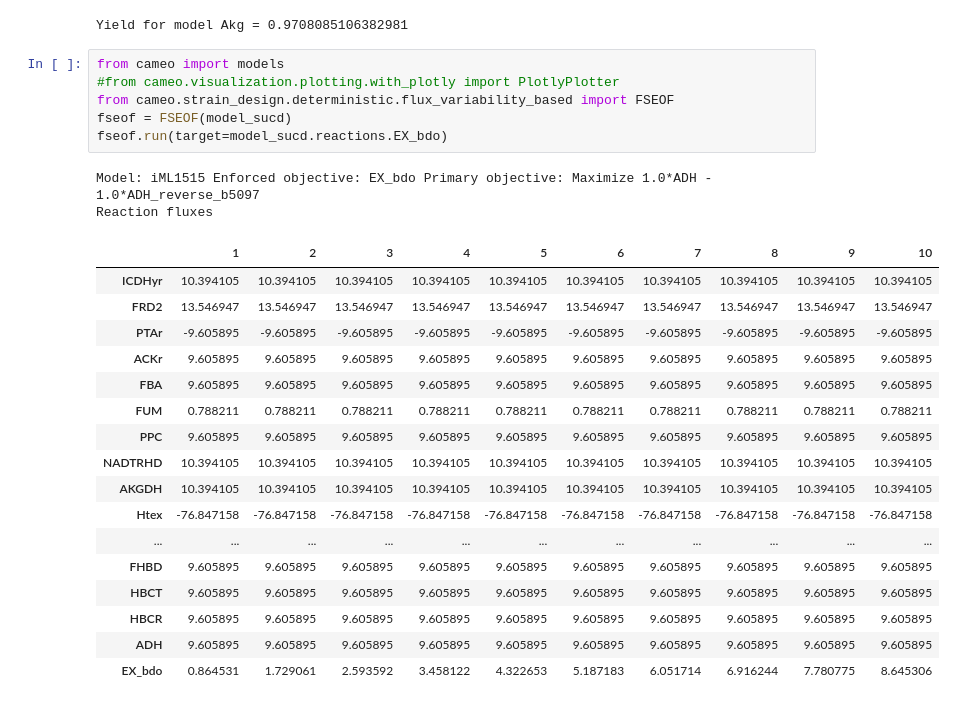
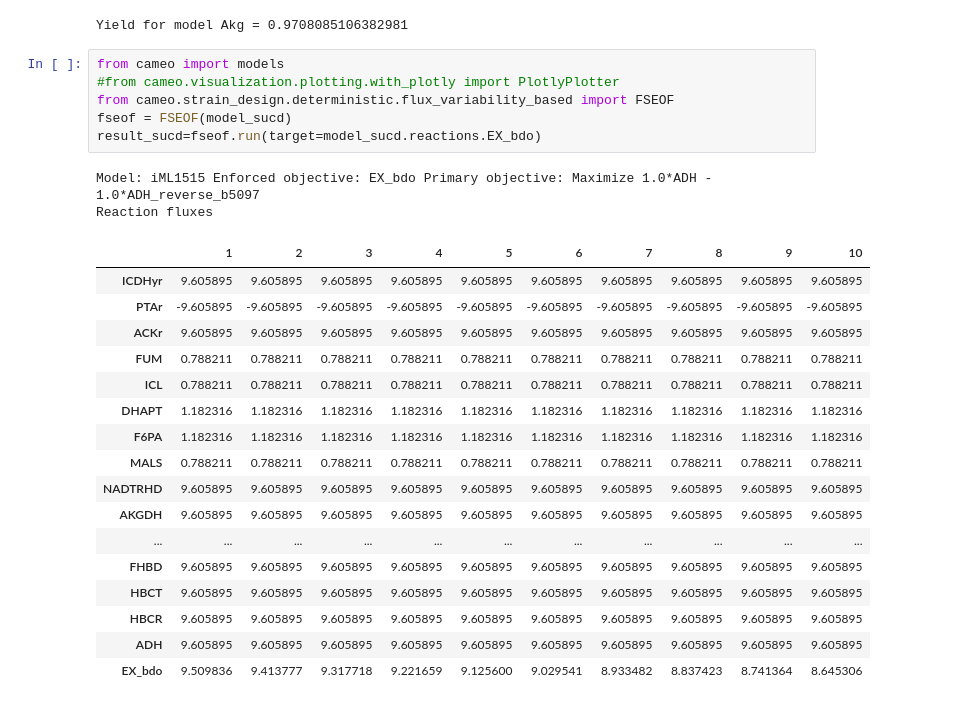
Before and after one commit to 27410/group-assignment-2021-group_11_bdo_production, a Jupyter notebook: BDO project.ipynb, the cells around one changed output. Saved outputs shown, nothing was run; the diff lists cells and outputs as text.

```diff
--- a/BDO project.ipynb
+++ b/BDO project.ipynb
@@ -351,28 +352,28 @@ Yield for model Akg = 0.9708085106382981
 # %%
 from cameo import models
 #from cameo.visualization.plotting.with_plotly import PlotlyPlotter
 from cameo.strain_design.deterministic.flux_variability_based import FSEOF
 fseof = FSEOF(model_sucd)
-fseof.run(target=model_sucd.reactions.EX_bdo)
+result_sucd=fseof.run(target=model_sucd.reactions.EX_bdo)
 # %% [output]
 Model: iML1515 Enforced objective: EX_bdo Primary objective: Maximize 1.0*ADH - 1.0*ADH_reverse_b5097
 Reaction fluxes
 |  | 1 | 2 | 3 | 4 | 5 | 6 | 7 | 8 | 9 | 10 |
-| ICDHyr | 10.394105 | 10.394105 | 10.394105 | 10.394105 | 10.394105 | 10.394105 | 10.394105 | 10.394105 | 10.394105 | 10.394105 |
-| FRD2 | 13.546947 | 13.546947 | 13.546947 | 13.546947 | 13.546947 | 13.546947 | 13.546947 | 13.546947 | 13.546947 | 13.546947 |
+| ICDHyr | 9.605895 | 9.605895 | 9.605895 | 9.605895 | 9.605895 | 9.605895 | 9.605895 | 9.605895 | 9.605895 | 9.605895 |
 | PTAr | -9.605895 | -9.605895 | -9.605895 | -9.605895 | -9.605895 | -9.605895 | -9.605895 | -9.605895 | -9.605895 | -9.605895 |
 | ACKr | 9.605895 | 9.605895 | 9.605895 | 9.605895 | 9.605895 | 9.605895 | 9.605895 | 9.605895 | 9.605895 | 9.605895 |
-| FBA | 9.605895 | 9.605895 | 9.605895 | 9.605895 | 9.605895 | 9.605895 | 9.605895 | 9.605895 | 9.605895 | 9.605895 |
 | FUM | 0.788211 | 0.788211 | 0.788211 | 0.788211 | 0.788211 | 0.788211 | 0.788211 | 0.788211 | 0.788211 | 0.788211 |
-| PPC | 9.605895 | 9.605895 | 9.605895 | 9.605895 | 9.605895 | 9.605895 | 9.605895 | 9.605895 | 9.605895 | 9.605895 |
-| NADTRHD | 10.394105 | 10.394105 | 10.394105 | 10.394105 | 10.394105 | 10.394105 | 10.394105 | 10.394105 | 10.394105 | 10.394105 |
-| AKGDH | 10.394105 | 10.394105 | 10.394105 | 10.394105 | 10.394105 | 10.394105 | 10.394105 | 10.394105 | 10.394105 | 10.394105 |
-| Htex | -76.847158 | -76.847158 | -76.847158 | -76.847158 | -76.847158 | -76.847158 | -76.847158 | -76.847158 | -76.847158 | -76.847158 |
+| ICL | 0.788211 | 0.788211 | 0.788211 | 0.788211 | 0.788211 | 0.788211 | 0.788211 | 0.788211 | 0.788211 | 0.788211 |
+| DHAPT | 1.182316 | 1.182316 | 1.182316 | 1.182316 | 1.182316 | 1.182316 | 1.182316 | 1.182316 | 1.182316 | 1.182316 |
+| F6PA | 1.182316 | 1.182316 | 1.182316 | 1.182316 | 1.182316 | 1.182316 | 1.182316 | 1.182316 | 1.182316 | 1.182316 |
+| MALS | 0.788211 | 0.788211 | 0.788211 | 0.788211 | 0.788211 | 0.788211 | 0.788211 | 0.788211 | 0.788211 | 0.788211 |
+| NADTRHD | 9.605895 | 9.605895 | 9.605895 | 9.605895 | 9.605895 | 9.605895 | 9.605895 | 9.605895 | 9.605895 | 9.605895 |
+| AKGDH | 9.605895 | 9.605895 | 9.605895 | 9.605895 | 9.605895 | 9.605895 | 9.605895 | 9.605895 | 9.605895 | 9.605895 |
 | ... | ... | ... | ... | ... | ... | ... | ... | ... | ... | ... |
 | FHBD | 9.605895 | 9.605895 | 9.605895 | 9.605895 | 9.605895 | 9.605895 | 9.605895 | 9.605895 | 9.605895 | 9.605895 |
 | HBCT | 9.605895 | 9.605895 | 9.605895 | 9.605895 | 9.605895 | 9.605895 | 9.605895 | 9.605895 | 9.605895 | 9.605895 |
 | HBCR | 9.605895 | 9.605895 | 9.605895 | 9.605895 | 9.605895 | 9.605895 | 9.605895 | 9.605895 | 9.605895 | 9.605895 |
 | ADH | 9.605895 | 9.605895 | 9.605895 | 9.605895 | 9.605895 | 9.605895 | 9.605895 | 9.605895 | 9.605895 | 9.605895 |
-| EX_bdo | 0.864531 | 1.729061 | 2.593592 | 3.458122 | 4.322653 | 5.187183 | 6.051714 | 6.916244 | 7.780775 | 8.645306 |
+| EX_bdo | 9.509836 | 9.413777 | 9.317718 | 9.221659 | 9.125600 | 9.029541 | 8.933482 | 8.837423 | 8.741364 | 8.645306 |
 # %%
 from cameo import models
```
Also changed, not shown: parts of 21 cells of this notebook.
